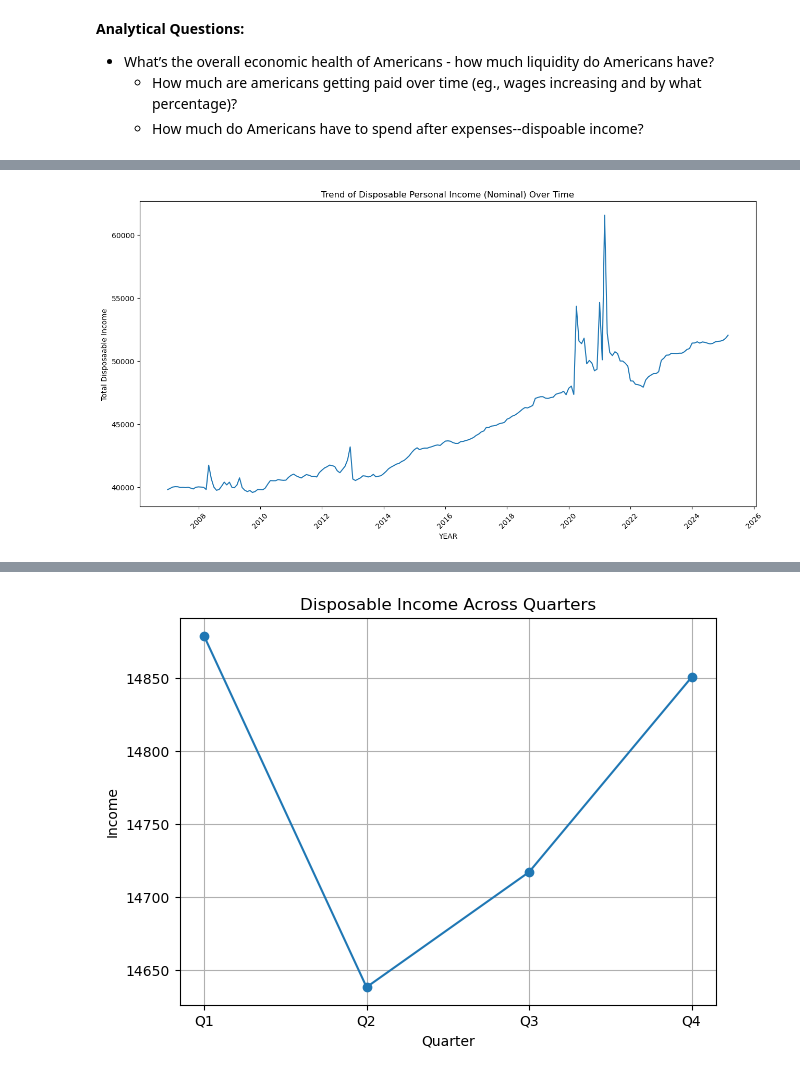
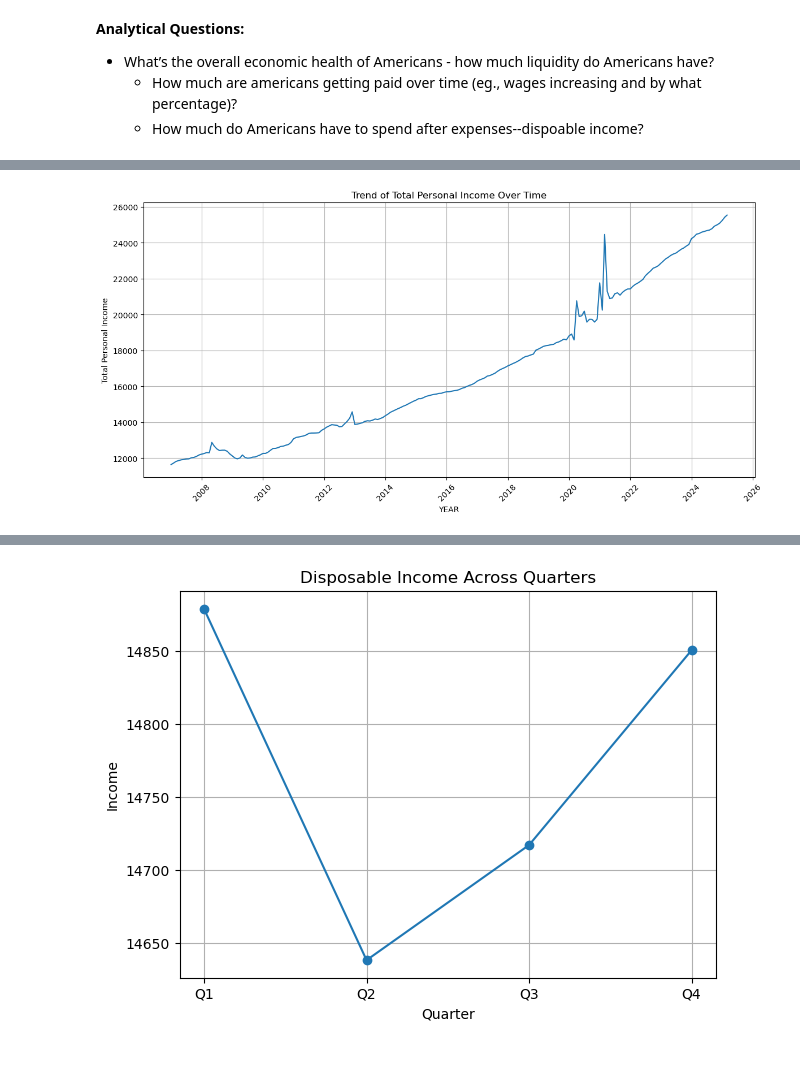
Before and after one commit to szhagnay/Cohort-A-Econ, a Jupyter notebook: notebooks/Fari_eda.ipynb, the cells around one changed output, grey strips where cells are left out. Drawn from its saved outputs; the diff is of its cells as text; code cells hidden in the pictures.

```diff
--- a/notebooks/Fari_eda.ipynb
+++ b/notebooks/Fari_eda.ipynb
@@ -73,3 +71,0 @@ plt.show()
-# %%
-us_econ['Spending_Ratio_Per_Cap'] = us_econ['Real_Personal_Consumption_Expenditures']  / us_econ['Disposable_Personal_Income_Per_Capita']
-us_econ['Spending_Ratio_Per_Cap']
@@ -89,13 +71,0 @@ Name: Spending_Ratio_Per_Cap, Length: 219, dtype: float64
-# %%
-# Calculated column 'Liquidity Index'.
-us_econ['Liquidity_Index'] = (
-    us_econ['Disposable_Personal_Income_Nominal'] / us_econ['Total_Personal_Income']
-) * 100
-
-plt.figure(figsize=(12,6))
-sns.lineplot(data=us_econ, x='DATE', y='Liquidity_Index')
-plt.title('Liquidity Index Over Time')
-plt.xlabel('DATE')
-plt.ylabel('Liquidity_Index (%)')
-plt.tight_layout()
-plt.show()
@@ -151,12 +72,12 @@ plt.tight_layout()
-# %%
-# Line plot of # Line Plot of Disposable Personal Income Per Person
-plt.figure(figsize=(13,7))
-sns.lineplot(data=us_econ,x="DATE", y="Disposable_Personal_Income_Per_Capita", errorbar=None)
-plt.title("Trend of Disposable Personal Income (Nominal) Over Time")
-plt.xlabel("YEAR")
-plt.ylabel("Total Disposaable Income")
-plt.xticks(rotation=45)
-plt.tight_layout()
-plt.show()
-# %% [output]
-[figure, removed]
+# %%
+# Line Plot of Personal Income Over Time
+plt.figure(figsize=(12,6))
+sns.lineplot(data=us_econ,x="DATE", y="Total_Personal_Income", errorbar=None)
+plt.title("Trend of Total Personal Income Over Time")
+plt.xlabel("YEAR")
+plt.ylabel("Total Personal Income")
+plt.xticks(rotation=45)
+plt.grid()
+plt.tight_layout()
+# %% [output]
+[figure, added]
```
Also changed, not shown: parts of 40 cells of this notebook.
